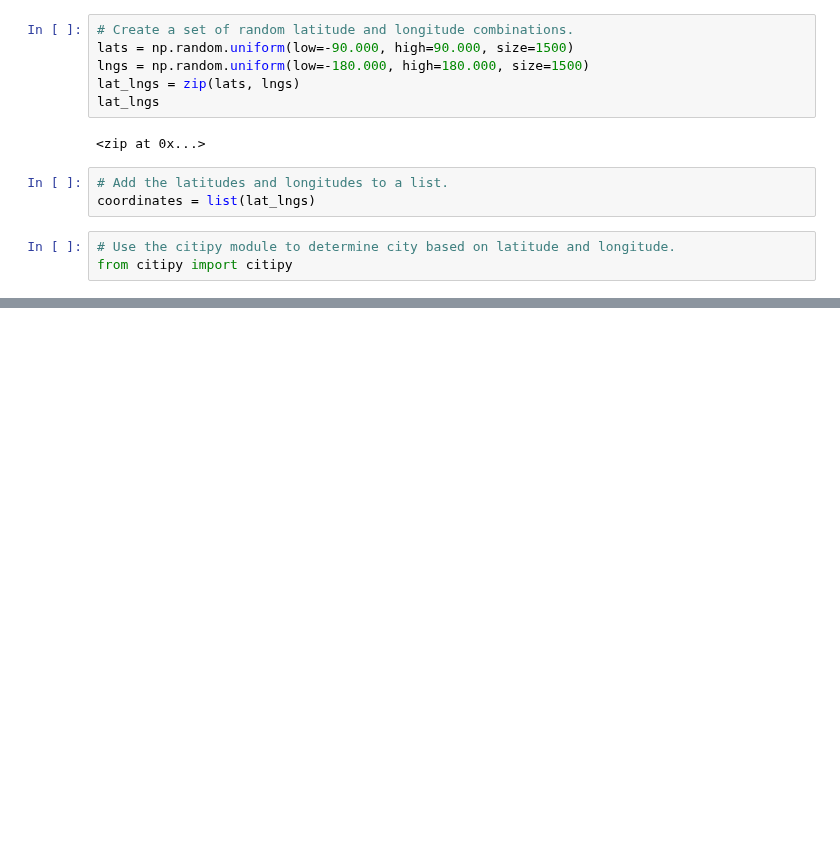
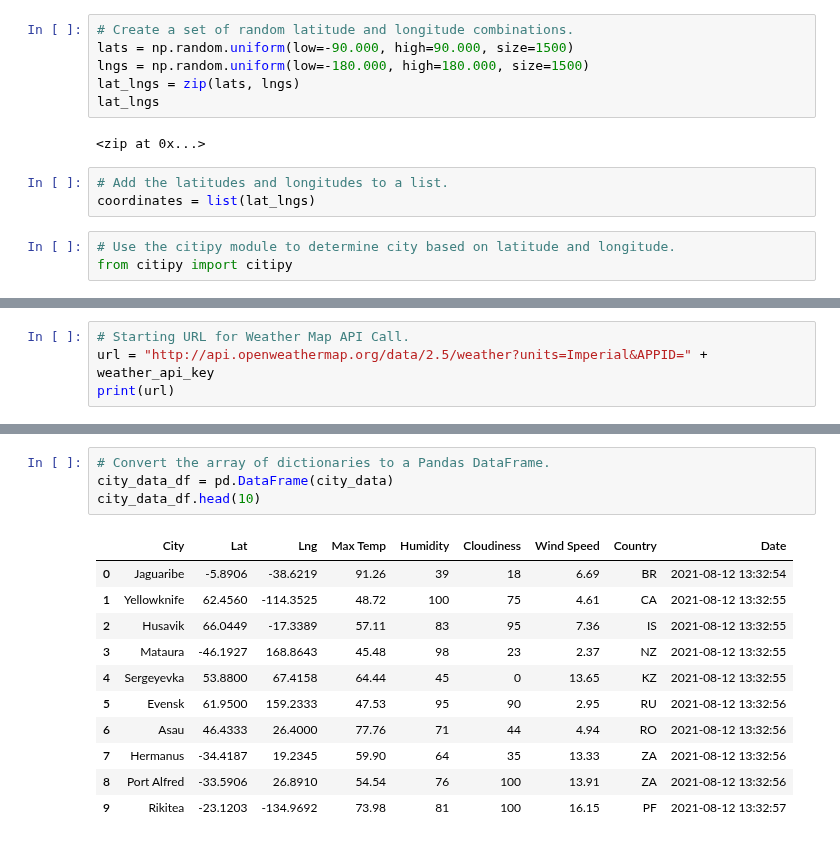
Before and after one commit to WisamRamadan/World_Weather_Analysis, a Jupyter notebook: WeatherPy.ipynb, the cells around one changed output, grey strips where cells are left out. Cells and saved outputs as stored; diff of their text form; blank space fills up the shorter version.

Commit message:
adding city data

```diff
--- a/WeatherPy.ipynb
+++ b/WeatherPy.ipynb
@@ -33,0 +40,4 @@ len(cities)
+# %%
+# Starting URL for Weather Map API Call.
+url = "http://api.openweathermap.org/data/2.5/weather?units=Imperial&APPID=" + weather_api_key
+print(url)
@@ -33,0 +127,16 @@ len(cities)
+# %%
+# Convert the array of dictionaries to a Pandas DataFrame.
+city_data_df = pd.DataFrame(city_data)
+city_data_df.head(10)
+# %% [output]
+|  | City | Lat | Lng | Max Temp | Humidity | Cloudiness | Wind Speed | Country | Date |
+| 0 | Jaguaribe | -5.8906 | -38.6219 | 91.26 | 39 | 18 | 6.69 | BR | 2021-08-12 13:32:54 |
+| 1 | Yellowknife | 62.4560 | -114.3525 | 48.72 | 100 | 75 | 4.61 | CA | 2021-08-12 13:32:55 |
+| 2 | Husavik | 66.0449 | -17.3389 | 57.11 | 83 | 95 | 7.36 | IS | 2021-08-12 13:32:55 |
+| 3 | Mataura | -46.1927 | 168.8643 | 45.48 | 98 | 23 | 2.37 | NZ | 2021-08-12 13:32:55 |
+| 4 | Sergeyevka | 53.8800 | 67.4158 | 64.44 | 45 | 0 | 13.65 | KZ | 2021-08-12 13:32:55 |
+| 5 | Evensk | 61.9500 | 159.2333 | 47.53 | 95 | 90 | 2.95 | RU | 2021-08-12 13:32:56 |
+| 6 | Asau | 46.4333 | 26.4000 | 77.76 | 71 | 44 | 4.94 | RO | 2021-08-12 13:32:56 |
+| 7 | Hermanus | -34.4187 | 19.2345 | 59.90 | 64 | 35 | 13.33 | ZA | 2021-08-12 13:32:56 |
+| 8 | Port Alfred | -33.5906 | 26.8910 | 54.54 | 76 | 100 | 13.91 | ZA | 2021-08-12 13:32:56 |
+| 9 | Rikitea | -23.1203 | -134.9692 | 73.98 | 81 | 100 | 16.15 | PF | 2021-08-12 13:32:57 |
```
Also changed, not shown: parts of 9 cells of this notebook, 2 other files.
